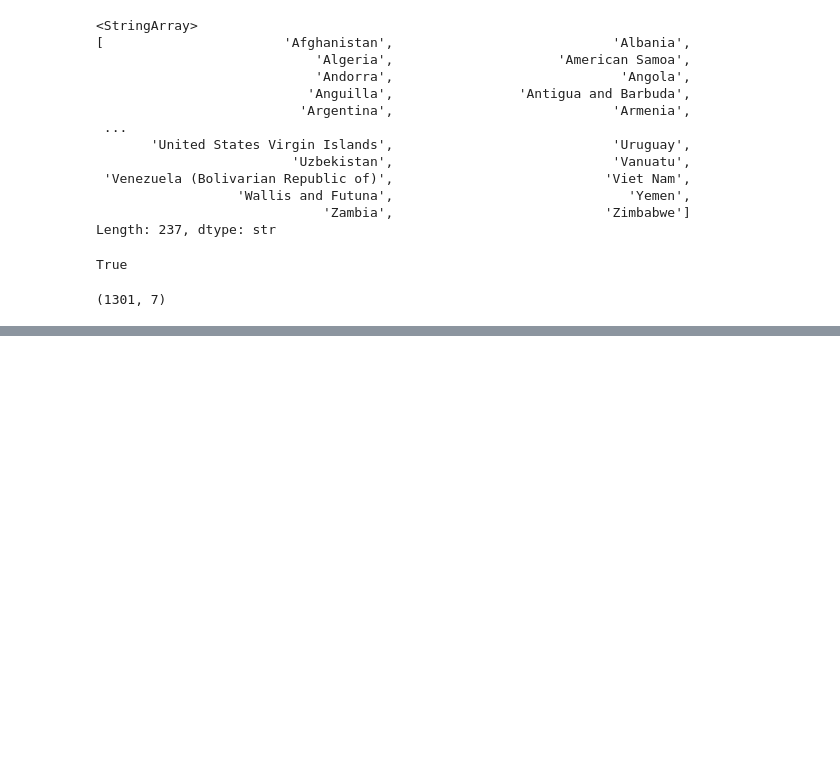
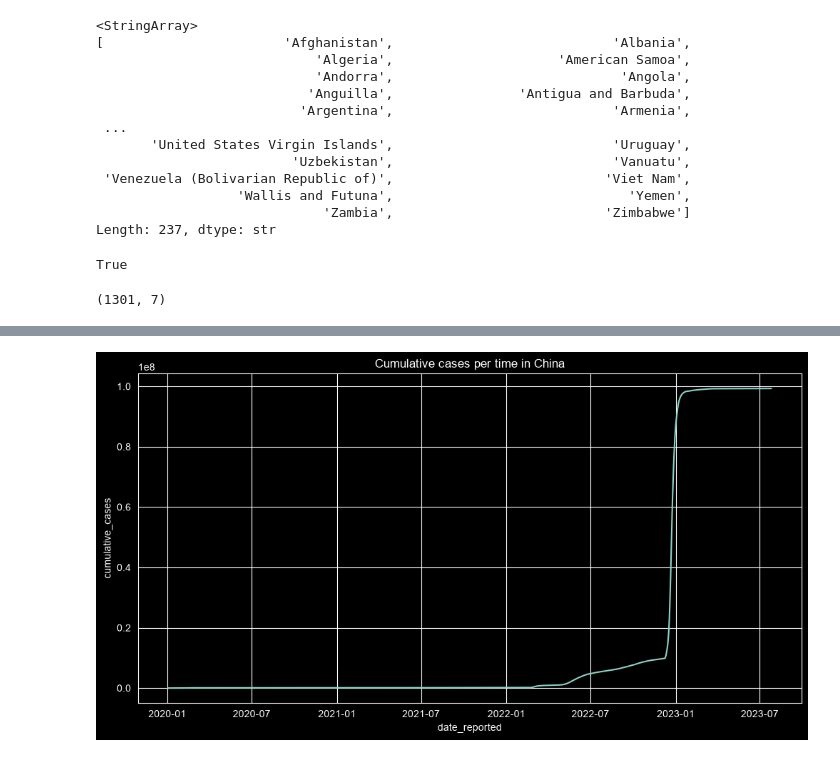
Before and after one commit to shea3booo/Covid-19-EDA, a Jupyter notebook: Covid_19.ipynb, the cells around one changed output, grey strips where cells are left out. Saved outputs shown, nothing was run; the diff lists cells and outputs as text; code cells hidden in the pictures; blank space fills up the shorter version.

```diff
--- a/Covid_19.ipynb
+++ b/Covid_19.ipynb
@@ -185,0 +219,4 @@ df['Egypt' == df.country].shape
+# %%
+compute_cumulative_cases('China')
+# %% [output]
+[figure, added]
```
Also changed, not shown: parts of 11 cells of this notebook.
